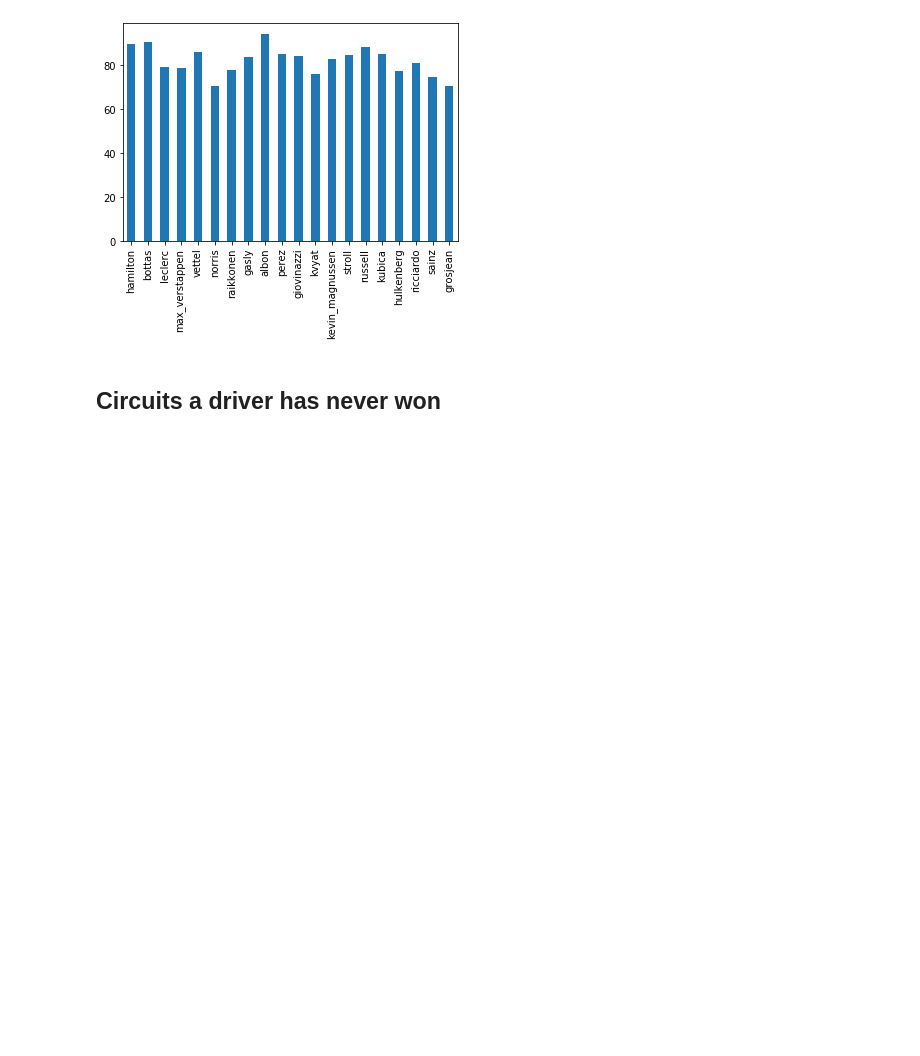
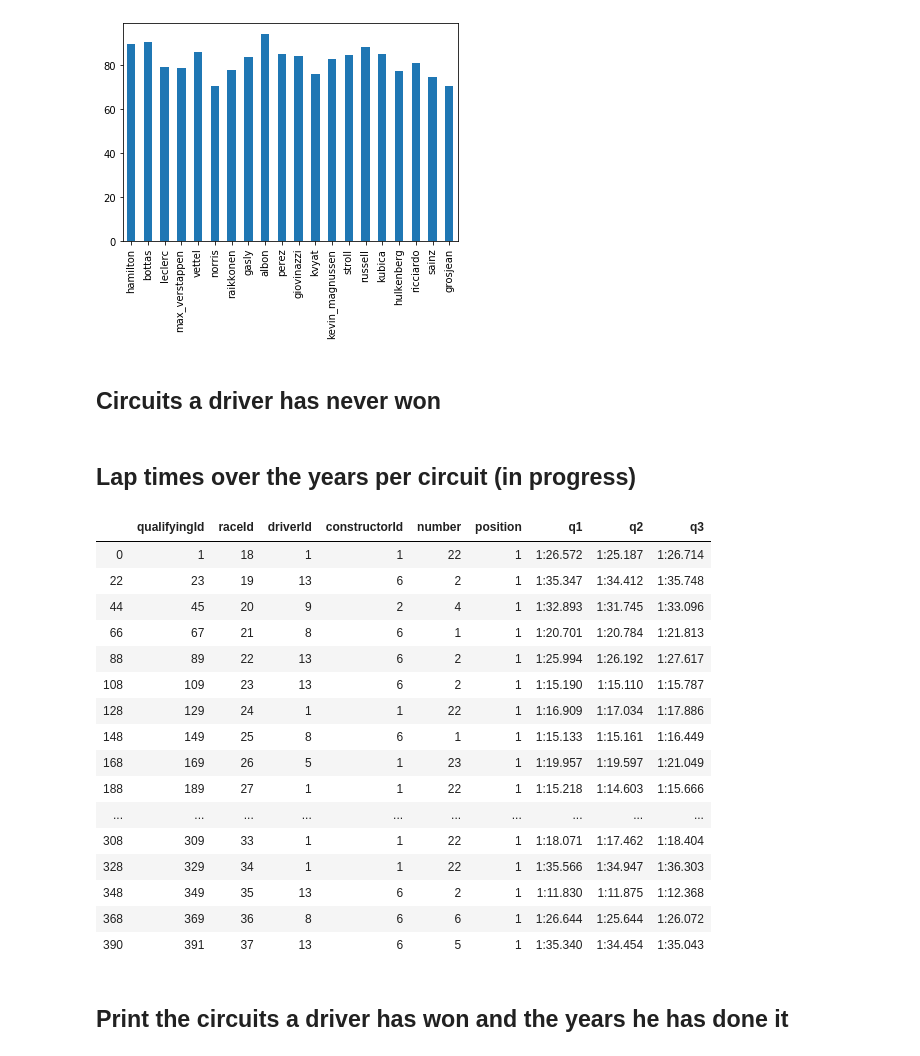
Before and after one commit to FreekKalter/f1_data_analysis, a Jupyter notebook: F1.ipynb, the cells around one changed output. Saved outputs shown, nothing was run; the diff lists cells and outputs as text; code cells hidden in the pictures; blank space fills up the shorter version.

```diff
--- a/F1.ipynb
+++ b/F1.ipynb
@@ -233,0 +234,26 @@ for circuit in races_2019['circuitName']:
+# %% [markdown]
+## Lap times over the years per circuit (in progress)
+# %%
+qualy = df['qualifying']
+fastest_laps = qualy[qualy['position'] == 1]
+fastest_laps[:20]
+# %% [output]
+|  | qualifyingId | raceId | driverId | constructorId | number | position | q1 | q2 | q3 |
+| 0 | 1 | 18 | 1 | 1 | 22 | 1 | 1:26.572 | 1:25.187 | 1:26.714 |
+| 22 | 23 | 19 | 13 | 6 | 2 | 1 | 1:35.347 | 1:34.412 | 1:35.748 |
+| 44 | 45 | 20 | 9 | 2 | 4 | 1 | 1:32.893 | 1:31.745 | 1:33.096 |
+| 66 | 67 | 21 | 8 | 6 | 1 | 1 | 1:20.701 | 1:20.784 | 1:21.813 |
+| 88 | 89 | 22 | 13 | 6 | 2 | 1 | 1:25.994 | 1:26.192 | 1:27.617 |
+| 108 | 109 | 23 | 13 | 6 | 2 | 1 | 1:15.190 | 1:15.110 | 1:15.787 |
+| 128 | 129 | 24 | 1 | 1 | 22 | 1 | 1:16.909 | 1:17.034 | 1:17.886 |
+| 148 | 149 | 25 | 8 | 6 | 1 | 1 | 1:15.133 | 1:15.161 | 1:16.449 |
+| 168 | 169 | 26 | 5 | 1 | 23 | 1 | 1:19.957 | 1:19.597 | 1:21.049 |
+| 188 | 189 | 27 | 1 | 1 | 22 | 1 | 1:15.218 | 1:14.603 | 1:15.666 |
+| ... | ... | ... | ... | ... | ... | ... | ... | ... | ... |
+| 308 | 309 | 33 | 1 | 1 | 22 | 1 | 1:18.071 | 1:17.462 | 1:18.404 |
+| 328 | 329 | 34 | 1 | 1 | 22 | 1 | 1:35.566 | 1:34.947 | 1:36.303 |
+| 348 | 349 | 35 | 13 | 6 | 2 | 1 | 1:11.830 | 1:11.875 | 1:12.368 |
+| 368 | 369 | 36 | 8 | 6 | 6 | 1 | 1:26.644 | 1:25.644 | 1:26.072 |
+| 390 | 391 | 37 | 13 | 6 | 5 | 1 | 1:35.340 | 1:34.454 | 1:35.043 |
+# %% [markdown]
+## Print the circuits a driver has won and the years he has done it
```
Also changed, not shown: parts of 4 cells of this notebook, 1 other file.
